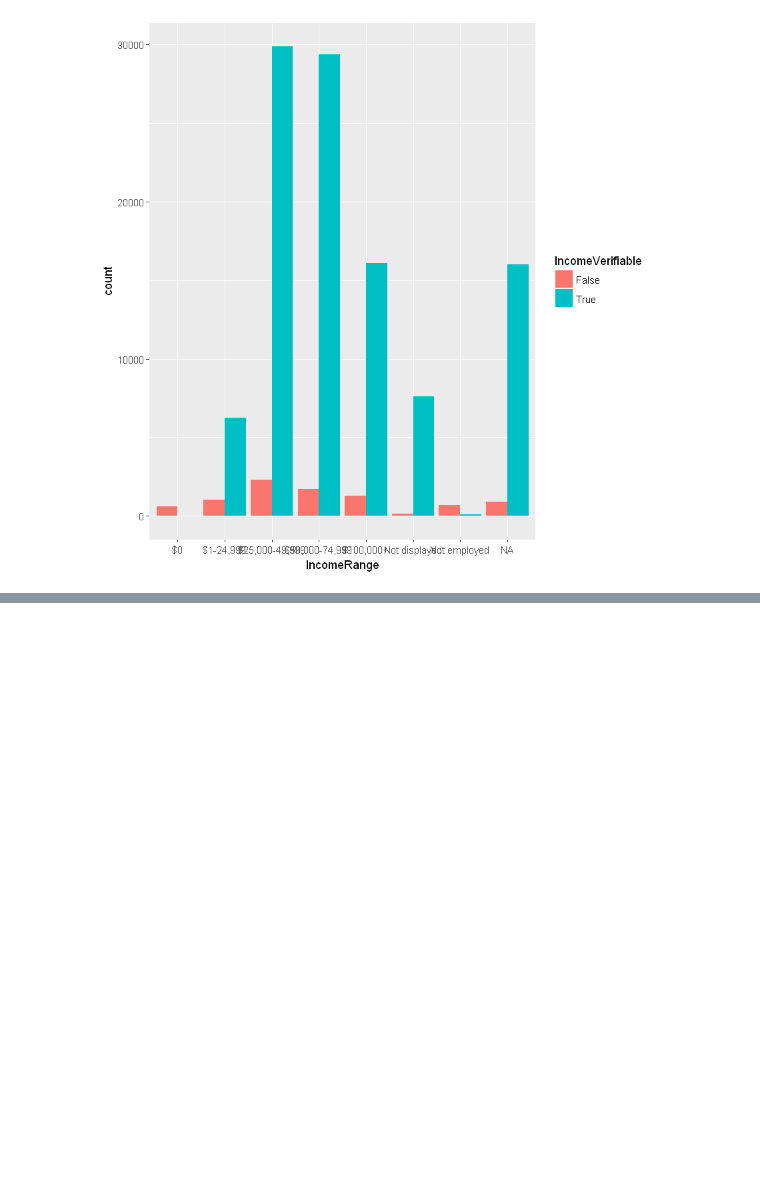
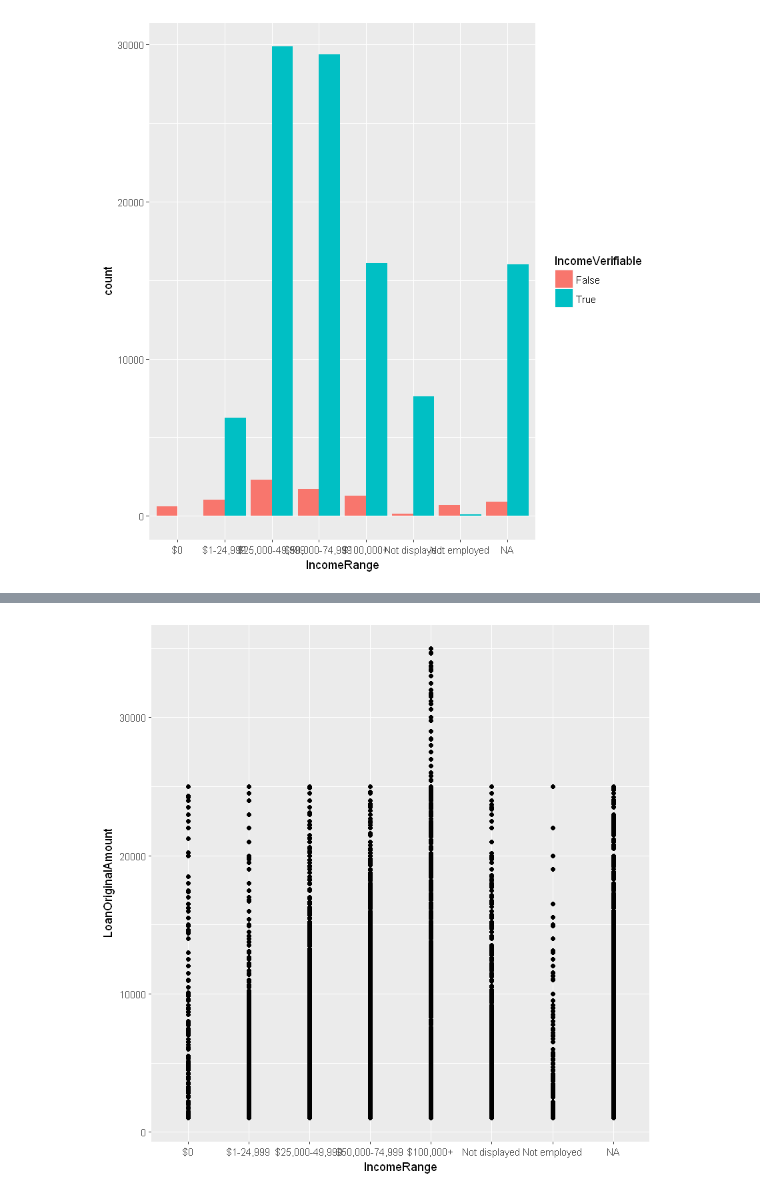
Before and after one commit to timdef/ProsperLoanEDA, a Jupyter notebook: BivariateExploration.ipynb, the cells around one changed output, grey strips where cells are left out. Drawn from its saved outputs; the diff is of its cells as text; code cells hidden in the pictures; blank space fills up the shorter version.

```diff
--- a/BivariateExploration.ipynb
+++ b/BivariateExploration.ipynb
@@ -323,0 +331,6 @@ ggplot(aes(x=IncomeRange, fill = IncomeVerifiable)) + geom_bar(position="dodge")
+# %%
+#Income Range by Loan Original Amount
+df %>%
+ggplot(aes(x = IncomeRange, y = LoanOriginalAmount)) + geom_point()
+# %% [output]
+[figure, added]
```
Also changed, not shown: parts of 2 cells of this notebook.
